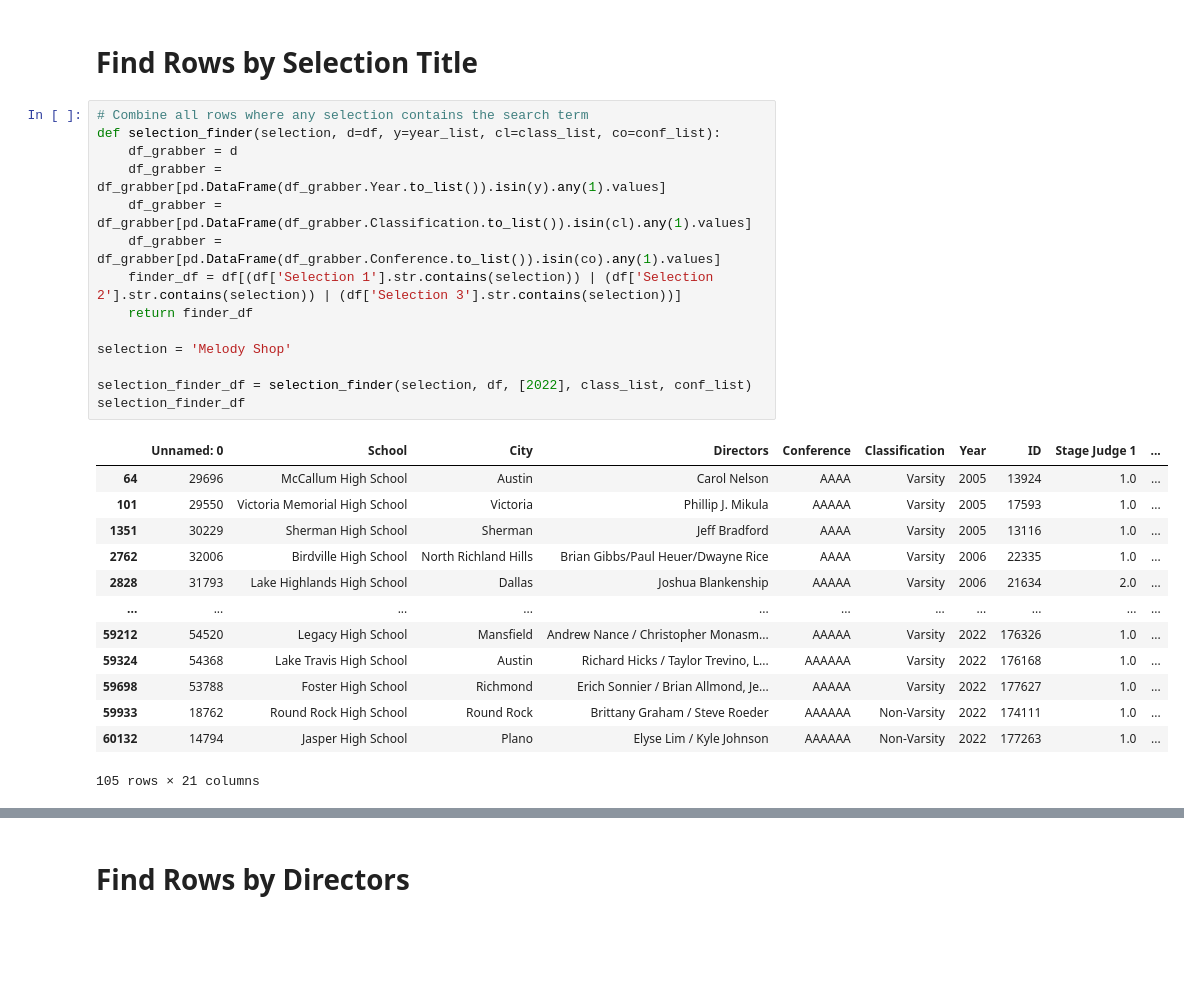
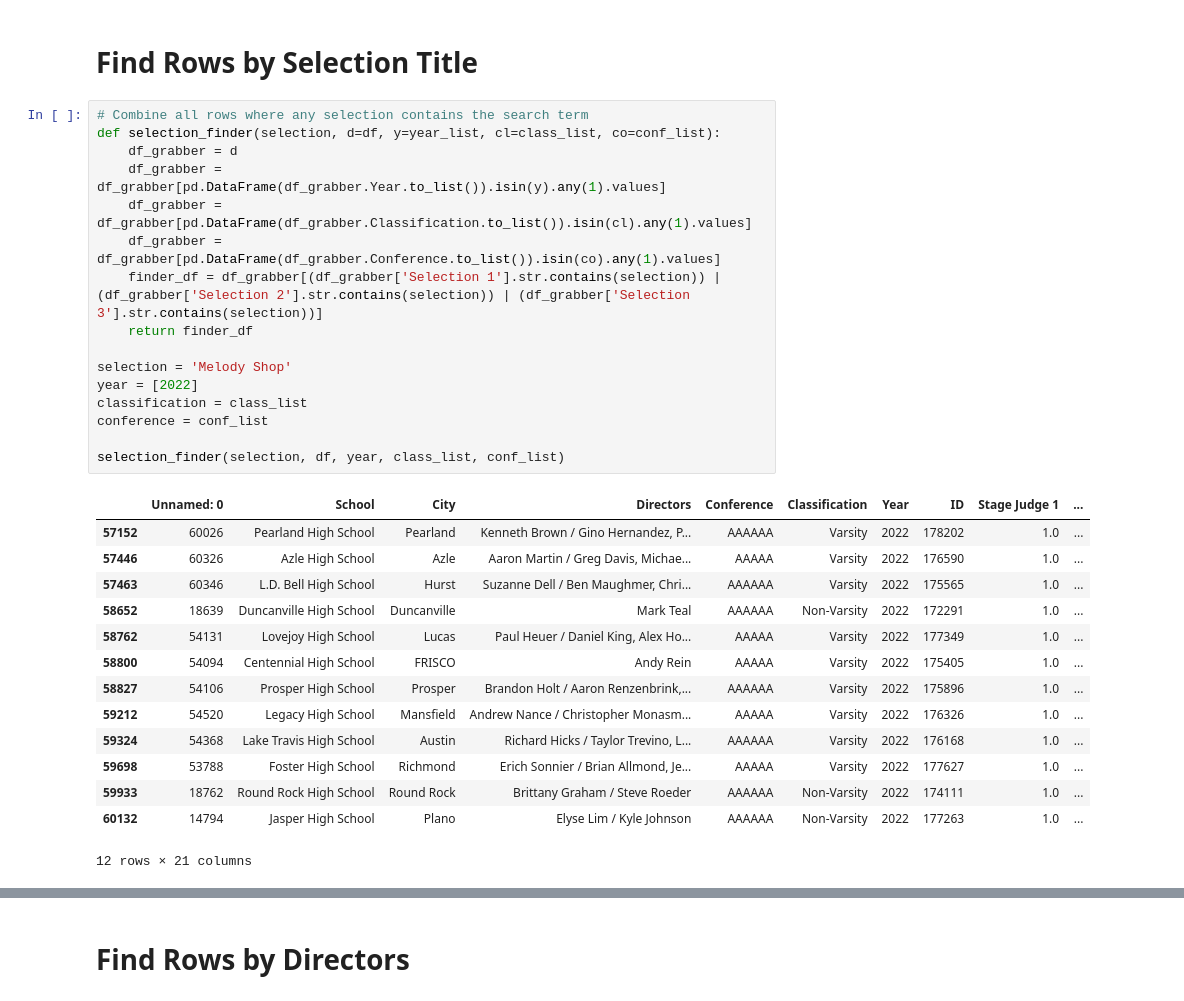
Before and after one commit to macdkw89/uil_results, a Jupyter notebook: data.ipynb, the cells around one changed output, grey strips where cells are left out. Cells and saved outputs as stored; diff of their text form; blank space fills up the shorter version.

```diff
--- a/data.ipynb
+++ b/data.ipynb
@@ -158,29 +158,32 @@ plotter(30, df, [2022], ['Non-Varsity'], ['AAAAAA', 'AAAAA'])
 # %%
 # Combine all rows where any selection contains the search term
 def selection_finder(selection, d=df, y=year_list, cl=class_list, co=conf_list):
     df_grabber = d
     df_grabber = df_grabber[pd.DataFrame(df_grabber.Year.to_list()).isin(y).any(1).values]
     df_grabber = df_grabber[pd.DataFrame(df_grabber.Classification.to_list()).isin(cl).any(1).values]
     df_grabber = df_grabber[pd.DataFrame(df_grabber.Conference.to_list()).isin(co).any(1).values]
-    finder_df = df[(df['Selection 1'].str.contains(selection)) | (df['Selection 2'].str.contains(selection)) | (df['Selection 3'].str.contains(selection))]
+    finder_df = df_grabber[(df_grabber['Selection 1'].str.contains(selection)) | (df_grabber['Selection 2'].str.contains(selection)) | (df_grabber['Selection 3'].str.contains(selection))]
     return finder_df
 
 selection = 'Melody Shop'
+year = [2022]
+classification = class_list
+conference = conf_list
 
-selection_finder_df = selection_finder(selection, df, [2022], class_list, conf_list)
-selection_finder_df
+selection_finder(selection, df, year, class_list, conf_list)
 # %% [output]
 |  | Unnamed: 0 | School | City | Directors | Conference | Classification | Year | ID | Stage Judge 1 | ... |
-| 64 | 29696 | McCallum High School | Austin | Carol Nelson | AAAA | Varsity | 2005 | 13924 | 1.0 | ... |
-| 101 | 29550 | Victoria Memorial High School | Victoria | Phillip J. Mikula | AAAAA | Varsity | 2005 | 17593 | 1.0 | ... |
-| 1351 | 30229 | Sherman High School | Sherman | Jeff Bradford | AAAA | Varsity | 2005 | 13116 | 1.0 | ... |
-| 2762 | 32006 | Birdville High School | North Richland Hills | Brian Gibbs/Paul Heuer/Dwayne Rice | AAAA | Varsity | 2006 | 22335 | 1.0 | ... |
-| 2828 | 31793 | Lake Highlands High School | Dallas | Joshua Blankenship | AAAAA | Varsity | 2006 | 21634 | 2.0 | ... |
-| ... | ... | ... | ... | ... | ... | ... | ... | ... | ... | ... |
+| 57152 | 60026 | Pearland High School | Pearland | Kenneth Brown / Gino Hernandez, P... | AAAAAA | Varsity | 2022 | 178202 | 1.0 | ... |
+| 57446 | 60326 | Azle High School | Azle | Aaron Martin / Greg Davis, Michae... | AAAAA | Varsity | 2022 | 176590 | 1.0 | ... |
+| 57463 | 60346 | L.D. Bell High School | Hurst | Suzanne Dell / Ben Maughmer, Chri... | AAAAAA | Varsity | 2022 | 175565 | 1.0 | ... |
+| 58652 | 18639 | Duncanville High School | Duncanville | Mark Teal | AAAAAA | Non-Varsity | 2022 | 172291 | 1.0 | ... |
+| 58762 | 54131 | Lovejoy High School | Lucas | Paul Heuer / Daniel King, Alex Ho... | AAAAA | Varsity | 2022 | 177349 | 1.0 | ... |
+| 58800 | 54094 | Centennial High School | FRISCO | Andy Rein | AAAAA | Varsity | 2022 | 175405 | 1.0 | ... |
+| 58827 | 54106 | Prosper High School | Prosper | Brandon Holt / Aaron Renzenbrink,... | AAAAAA | Varsity | 2022 | 175896 | 1.0 | ... |
 | 59212 | 54520 | Legacy High School | Mansfield | Andrew Nance / Christopher Monasm... | AAAAA | Varsity | 2022 | 176326 | 1.0 | ... |
 | 59324 | 54368 | Lake Travis High School | Austin | Richard Hicks / Taylor Trevino, L... | AAAAAA | Varsity | 2022 | 176168 | 1.0 | ... |
 | 59698 | 53788 | Foster High School | Richmond | Erich Sonnier / Brian Allmond, Je... | AAAAA | Varsity | 2022 | 177627 | 1.0 | ... |
 | 59933 | 18762 | Round Rock High School | Round Rock | Brittany Graham / Steve Roeder | AAAAAA | Non-Varsity | 2022 | 174111 | 1.0 | ... |
 | 60132 | 14794 | Jasper High School | Plano | Elyse Lim / Kyle Johnson | AAAAAA | Non-Varsity | 2022 | 177263 | 1.0 | ... |
-105 rows × 21 columns
+12 rows × 21 columns
 # %%
```
Also changed, not shown: parts of 11 cells of this notebook.
